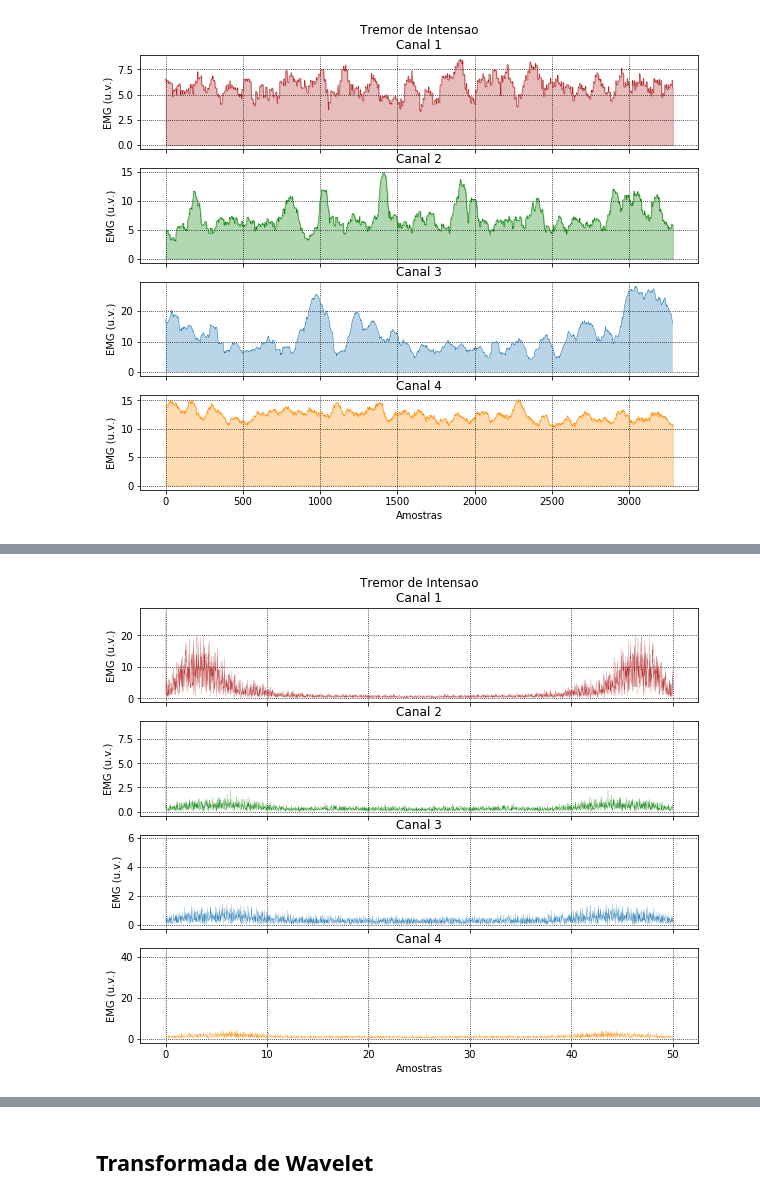
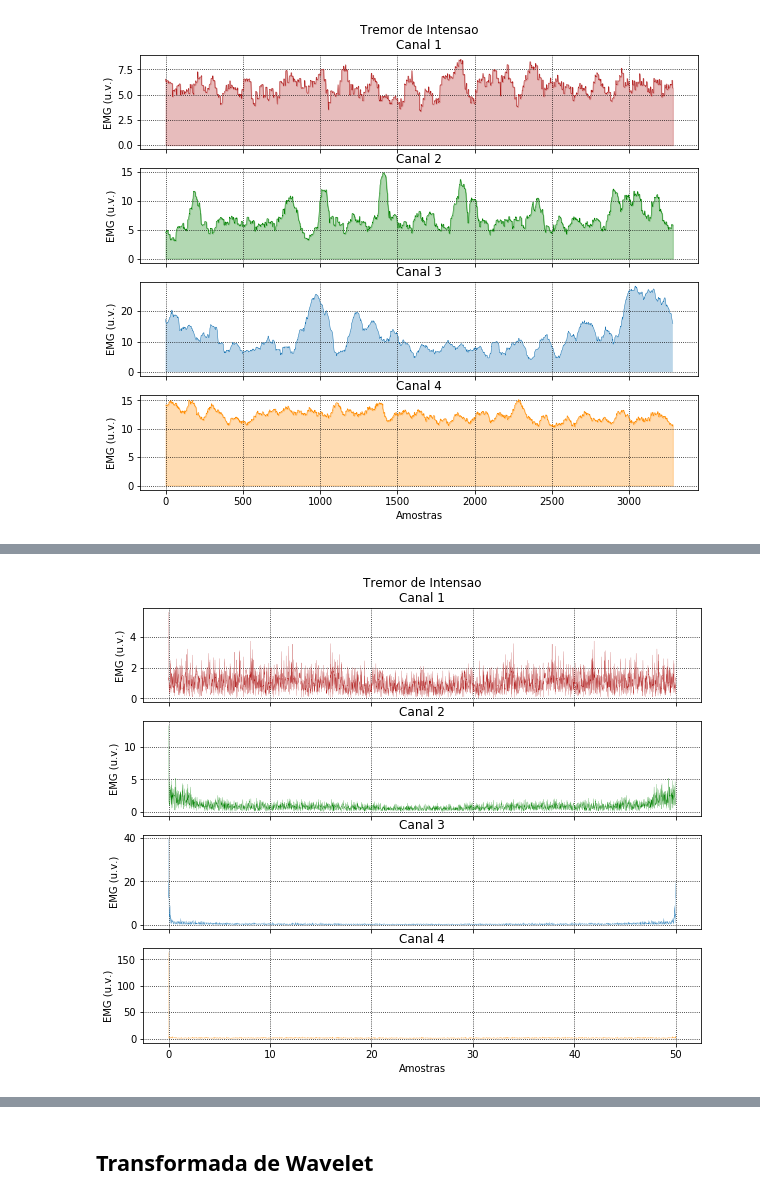
Before and after one commit to Collumbus/PKS_ML, a Jupyter notebook: processing.ipynb, the cells around one changed output, grey strips where cells are left out. Drawn from its saved outputs; the diff is of its cells as text; code cells hidden in the pictures.

```diff
--- a/processing.ipynb
+++ b/processing.ipynb
@@ -567,8 +567,8 @@ PlotFile(dfn,'signal_filt')
 # %%
-c = np.load('preproc/pr17.1.1_std.npy')
+c = np.load('preproc/pr06.1.1_std.npy')
 PlotFft(c, 50,'signal_filt')
 # %% [output]
-[figure, old version]
+[figure, new version]
 # %%
 for i in files:
     c = np.load('preproc/'+i[:-4]+'_std.npy')
```
Also changed, not shown: parts of 13 cells of this notebook, 11 other files.
